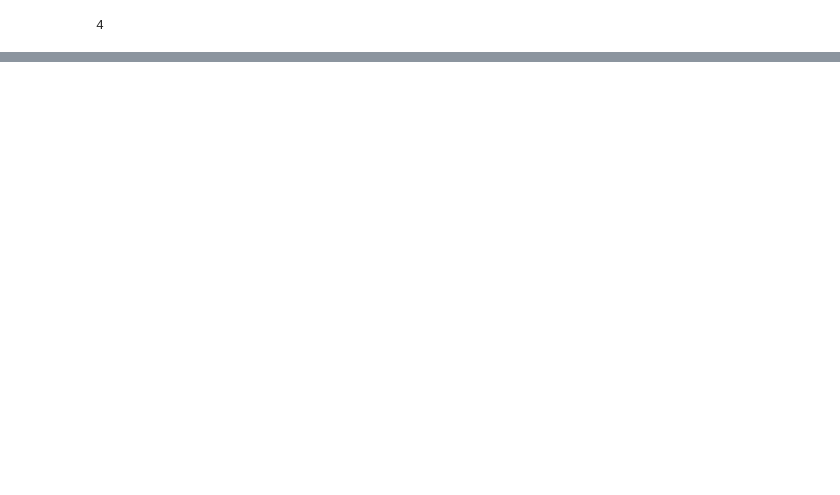
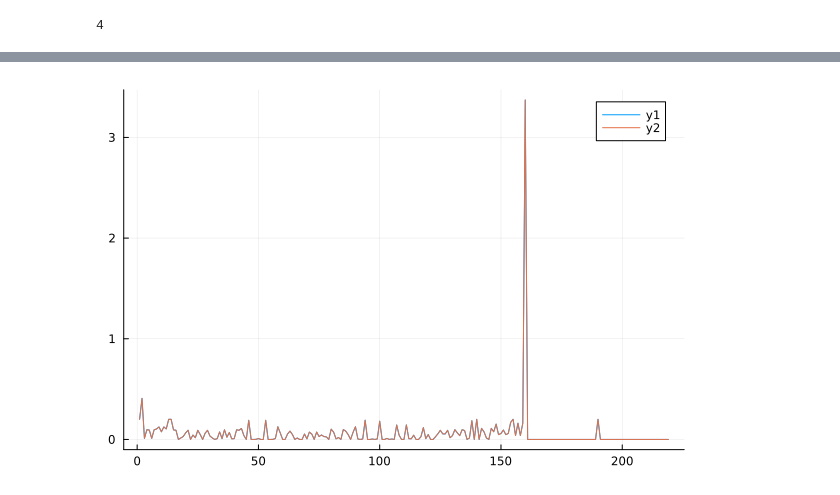
Before and after one commit to GoodStuff11/ML-signproblem, a Jupyter notebook: experimenting/hubbard_ed.ipynb, the cells around one changed output, grey strips where cells are left out. Drawn from its saved outputs; the diff is of its cells as text; code cells hidden in the pictures; blank space fills up the shorter version.

```diff
--- a/experimenting/hubbard_ed.ipynb
+++ b/experimenting/hubbard_ed.ipynb
@@ -330,0 +499,5 @@ N_down = d["N_down"]
+# %%
+plot(abs.(diff(diag(V1'*H2*V1))))
+plot!(abs.(diff(diag(V2'*H2*V2))))
+# %% [output]
+[figure, added]
```
Also changed, not shown: parts of 17 cells of this notebook, 12 other files.
